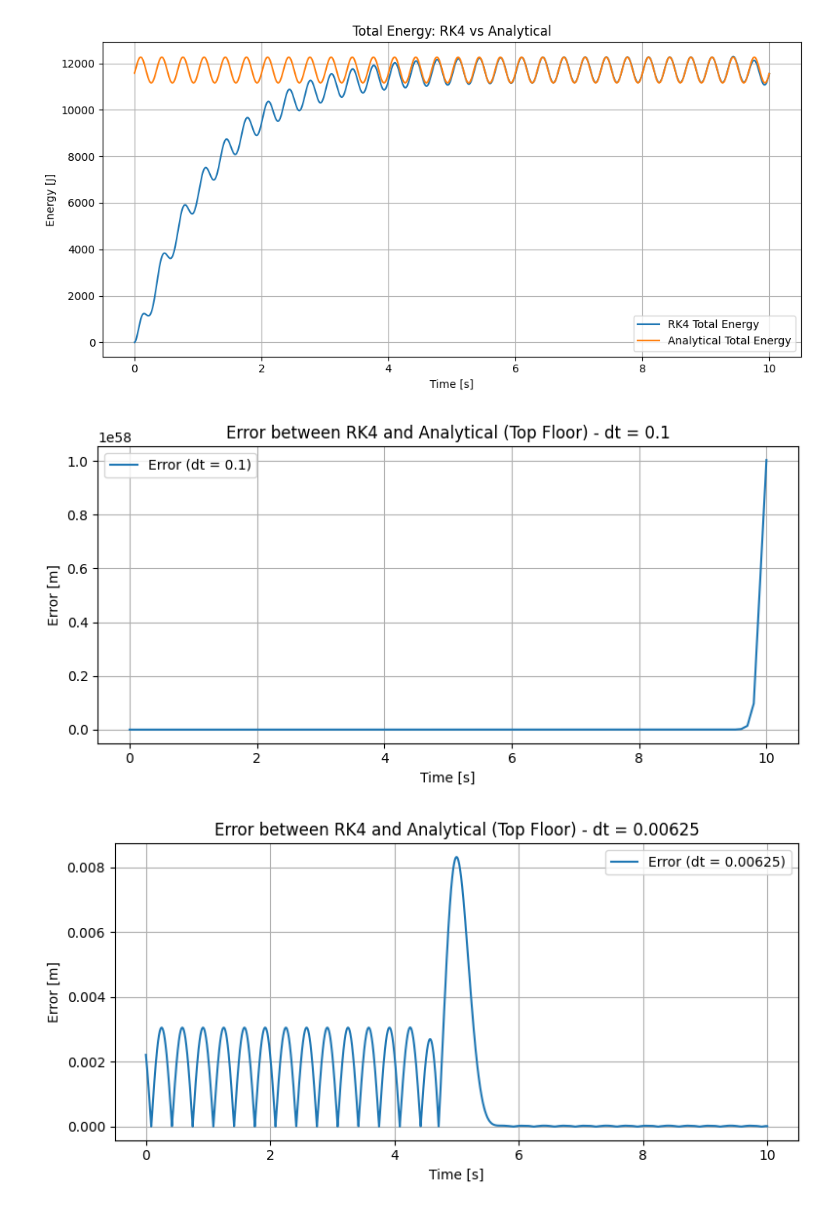
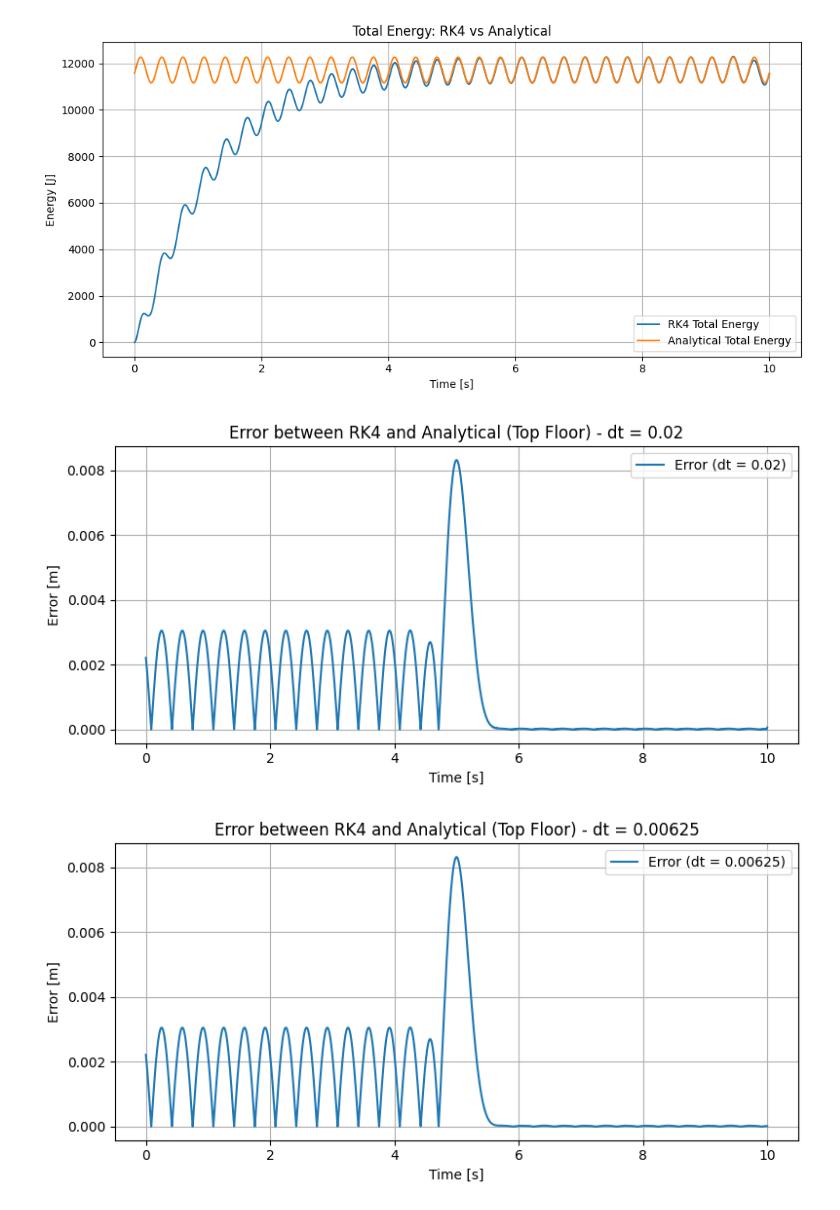
Before and after one commit to bfolgers/AE370Project1, a Jupyter notebook: AE370_Project_1.ipynb, the cells around one changed output. Drawn from its saved outputs; the diff is of its cells as text; code cells hidden in the pictures.

```diff
--- a/AE370_Project_1.ipynb
+++ b/AE370_Project_1.ipynb
@@ -69,6 +69,7 @@ def rk4_step(f, t, y, dt):
 Y0 = np.zeros(2 * n_floors)
 Y_rk4 = np.zeros((len(t_vals), 2 * n_floors))
 Y_rk4[0] = Y0
+dt = 0.001
 for i in range(1, len(t_vals)):
     Y_rk4[i] = rk4_step(first_order_damped, t_vals[i-1], Y_rk4[i-1], dt)
 
@@ -120,8 +121,8 @@ plt.grid()
 plt.tight_layout()
 plt.show()
 
-# --- STEP 10: Error for dt = 0.1 and 0.00625 ---
-dt_list = [0.1, 0.00625]
+# --- STEP 10: Error for dt = 0.08 and 0.00625 ---
+dt_list = [0.02, 0.00625]
 error_results = {}
 
 for dt_test in dt_list:
@@ -149,34 +150,34 @@ for dt_test in dt_list:
     plt.show()
 
 # --- STEP 11: Convergence Plot ---
-dt_vals_conv = [0.05, 0.025, 0.0125, 0.00625]
+dt_vals_conv = [0.0125, 0.00625,0.00625/2, 0.00625/4,0.00625/8]
 errors = []
 
 for dt_conv in dt_vals_conv:
     t_test = np.arange(0, T, dt_conv)
     Y_test = np.zeros((len(t_test), 2 * n_floors))
     Y_test[0] = Y0
     for i in range(1, len(t_test)):
         Y_test[i] = rk4_step(first_order_damped, t_test[i-1], Y_test[i-1], dt_conv)
     X_test = Y_test[:, :n_floors]
     interp_func = interp1d(t_test, X_test[:, -1], kind='linear', fill_value='extrapolate')
     x_interp = interp_func(t_vals)
     rel_error = np.linalg.norm(x_interp - X_analytical[:, -1]) / np.linalg.norm(X_analytical[:, -1])
     errors.append(rel_error)
 
 plt.figure(figsize=(8, 5))
 plt.loglog(dt_vals_conv, errors, 'o-', label='Relative Error')
 plt.loglog(dt_vals_conv, [errors[-1]*(dt/dt_vals_conv[-1])**4 for dt in dt_vals_conv], 'k--', label='O(dt^4)')
 plt.xlabel('Time Step dt')
 plt.ylabel('Relative Error')
 plt.title('Convergence of RK4 vs Analytical Solution')
 plt.legend()
 plt.grid(True, which="both")
 plt.tight_layout()
 plt.show()
 # %% [output]
 [figure]
 [figure]
 [figure]
-[figure, old version]
+[figure, new version]
 [figure]
```
Also changed, not shown: parts of 1 cell of this notebook.
